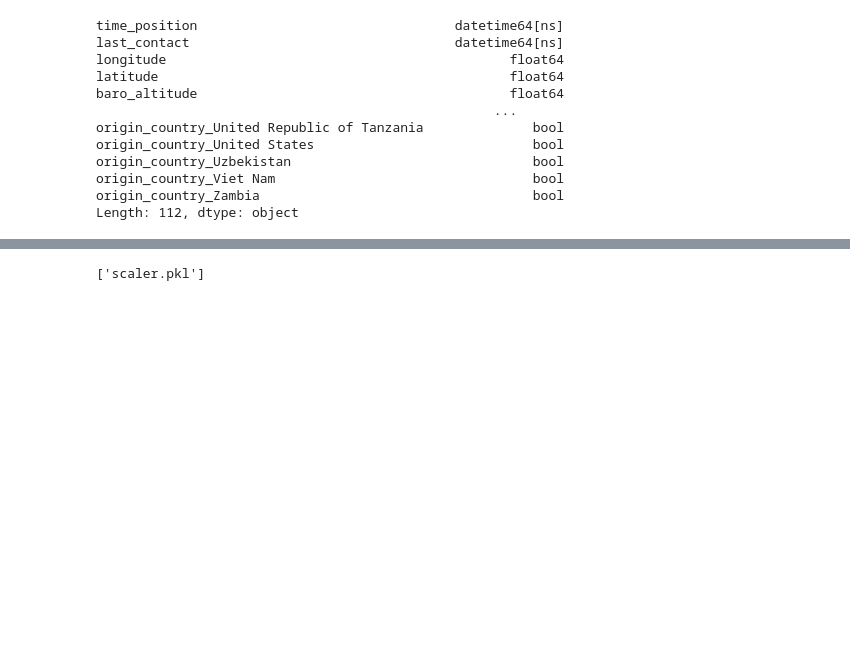
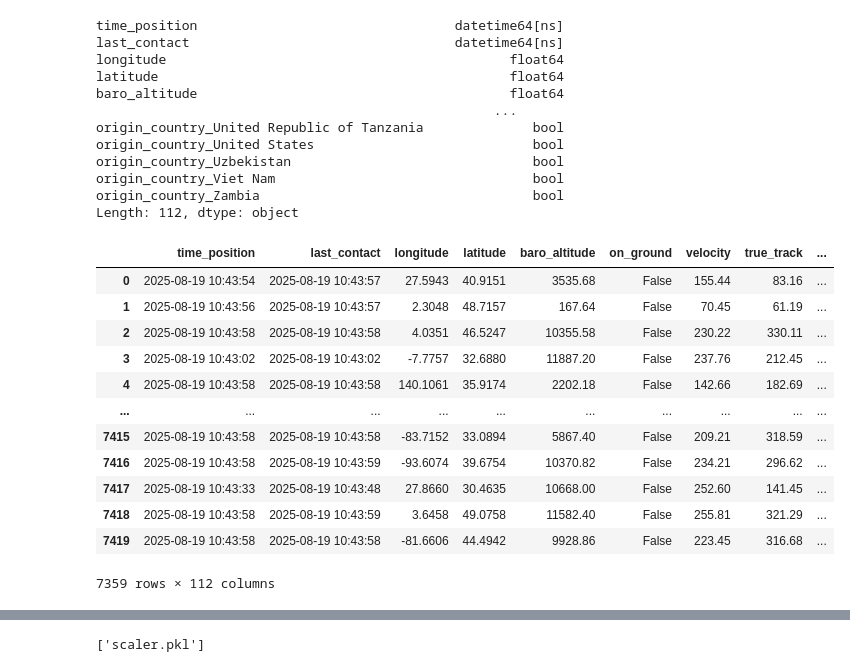
Before and after one commit to mrunmayee3108/airspace-monitoring-system, a Jupyter notebook: code.ipynb, the cells around one changed output, grey strips where cells are left out. Drawn from its saved outputs; the diff is of its cells as text; code cells hidden in the pictures; blank space fills up the shorter version.

```diff
--- a/code.ipynb
+++ b/code.ipynb
@@ -291,6 +291,22 @@ origin_country_Zambia                                   bool
 Length: 112, dtype: object
 # %%
 df_cleaned.to_csv("dashboard_dataset.csv", index=False)
+# %%
+df_cleaned
+# %% [output]
+|  | time_position | last_contact | longitude | latitude | baro_altitude | on_ground | velocity | true_track | ... |
+| 0 | 2025-08-19 10:43:54 | 2025-08-19 10:43:57 | 27.5943 | 40.9151 | 3535.68 | False | 155.44 | 83.16 | ... |
+| 1 | 2025-08-19 10:43:56 | 2025-08-19 10:43:57 | 2.3048 | 48.7157 | 167.64 | False | 70.45 | 61.19 | ... |
+| 2 | 2025-08-19 10:43:58 | 2025-08-19 10:43:58 | 4.0351 | 46.5247 | 10355.58 | False | 230.22 | 330.11 | ... |
+| 3 | 2025-08-19 10:43:02 | 2025-08-19 10:43:02 | -7.7757 | 32.6880 | 11887.20 | False | 237.76 | 212.45 | ... |
+| 4 | 2025-08-19 10:43:58 | 2025-08-19 10:43:58 | 140.1061 | 35.9174 | 2202.18 | False | 142.66 | 182.69 | ... |
+| ... | ... | ... | ... | ... | ... | ... | ... | ... | ... |
+| 7415 | 2025-08-19 10:43:58 | 2025-08-19 10:43:58 | -83.7152 | 33.0894 | 5867.40 | False | 209.21 | 318.59 | ... |
+| 7416 | 2025-08-19 10:43:58 | 2025-08-19 10:43:59 | -93.6074 | 39.6754 | 10370.82 | False | 234.21 | 296.62 | ... |
+| 7417 | 2025-08-19 10:43:33 | 2025-08-19 10:43:48 | 27.8660 | 30.4635 | 10668.00 | False | 252.60 | 141.45 | ... |
+| 7418 | 2025-08-19 10:43:58 | 2025-08-19 10:43:59 | 3.6458 | 49.0758 | 11582.40 | False | 255.81 | 321.29 | ... |
+| 7419 | 2025-08-19 10:43:58 | 2025-08-19 10:43:58 | -81.6606 | 44.4942 | 9928.86 | False | 223.45 | 316.68 | ... |
+7359 rows × 112 columns
 # %%
 ml_df = df_cleaned.copy()
 # %%
```
Also changed, not shown: parts of 4 cells of this notebook, 3 other files.
